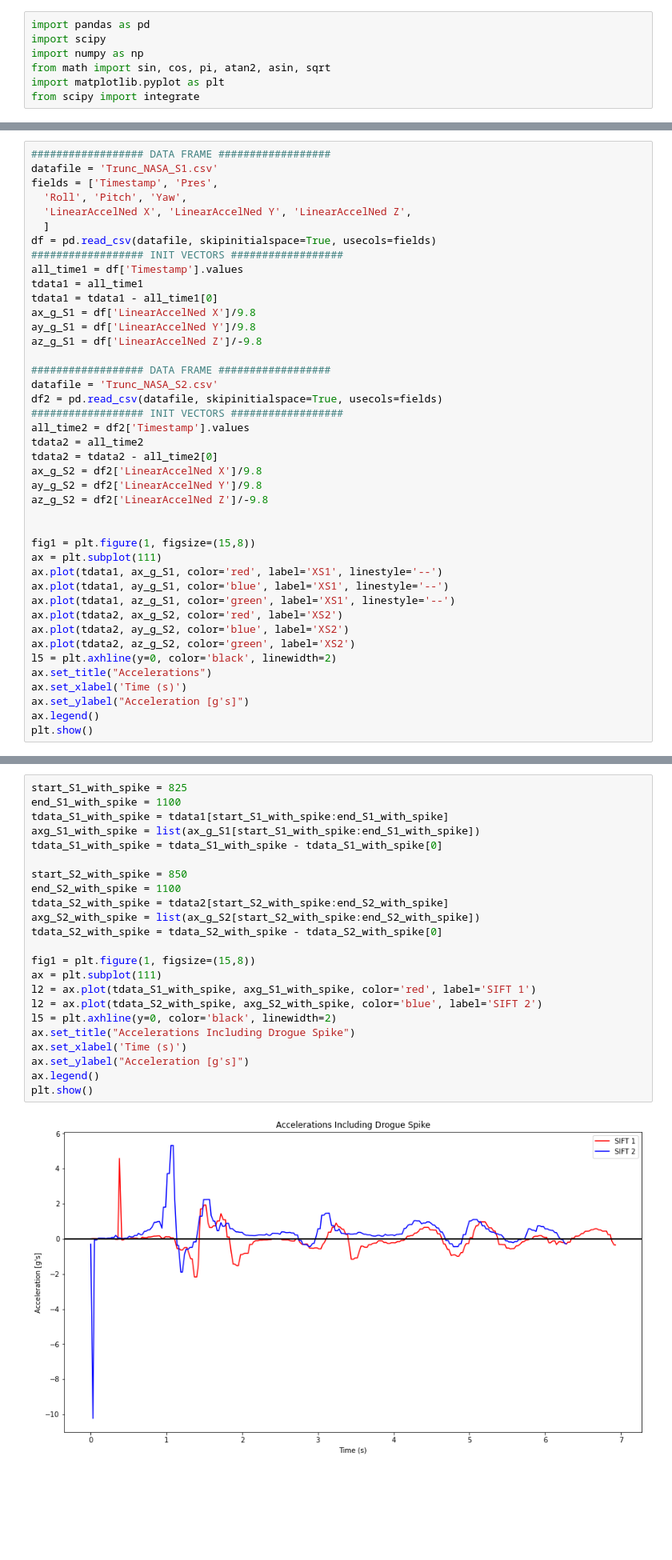
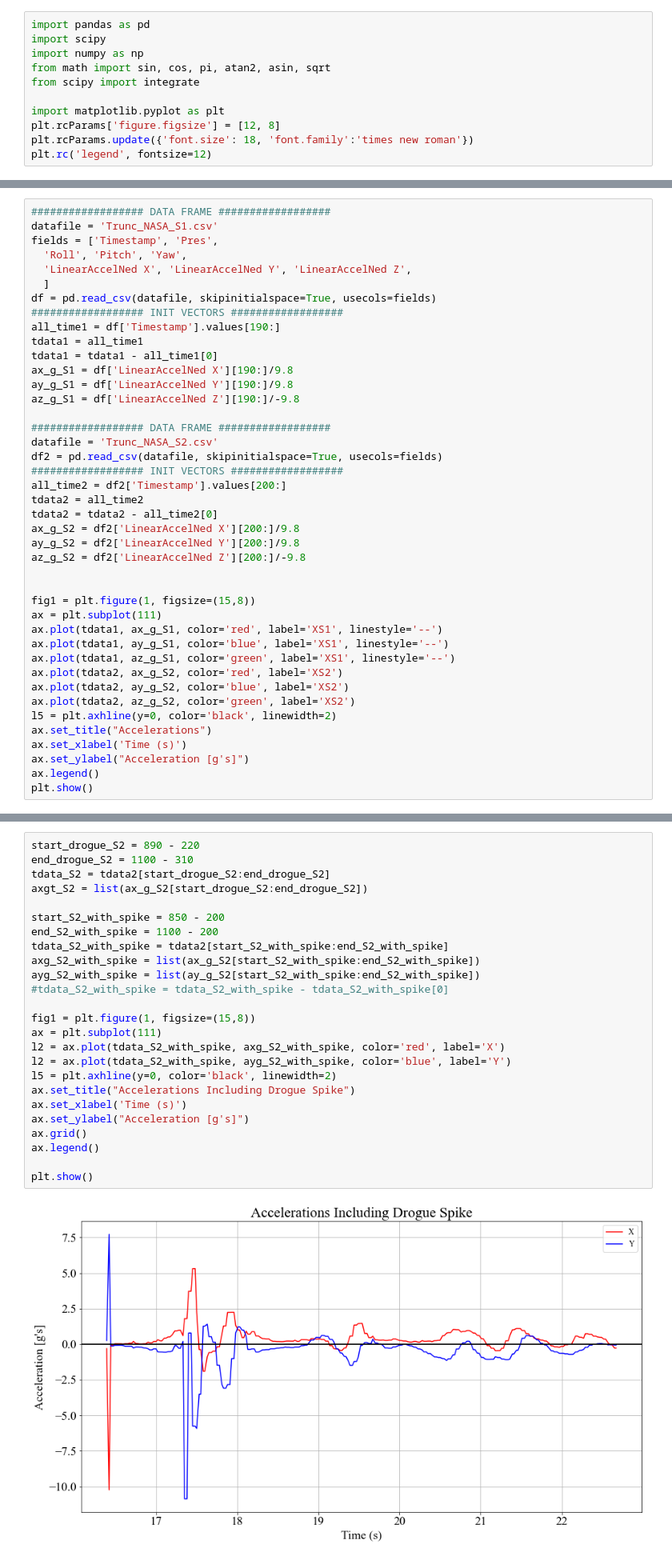
Before and after one commit to VADL-2022/IMU_VV, a Jupyter notebook: 05_NASA_SLI/Moving_Averages_USLI.ipynb, the cells around one changed output, grey strips where cells are left out. Shown at 80% size. Cells and saved outputs as stored; diff of their text form; blank space fills up the shorter version.

```diff
--- a/05_NASA_SLI/Moving_Averages_USLI.ipynb
+++ b/05_NASA_SLI/Moving_Averages_USLI.ipynb
@@ -3,8 +3,12 @@ import pandas as pd
 import scipy
 import numpy as np
 from math import sin, cos, pi, atan2, asin, sqrt
+from scipy import integrate
+
 import matplotlib.pyplot as plt
-from scipy import integrate
+plt.rcParams['figure.figsize'] = [12, 8]
+plt.rcParams.update({'font.size': 18, 'font.family':'times new roman'})
+plt.rc('legend', fontsize=12)
 # %%
 ################## CONSTANTS ##################
 # gravity
@@ -32,23 +36,23 @@ fields = ['Timestamp', 'Pres',
   ]
 df = pd.read_csv(datafile, skipinitialspace=True, usecols=fields)
 ################## INIT VECTORS ##################
-all_time1 = df['Timestamp'].values
+all_time1 = df['Timestamp'].values[190:]
 tdata1 = all_time1
 tdata1 = tdata1 - all_time1[0]
-ax_g_S1 = df['LinearAccelNed X']/9.8
-ay_g_S1 = df['LinearAccelNed Y']/9.8
-az_g_S1 = df['LinearAccelNed Z']/-9.8
+ax_g_S1 = df['LinearAccelNed X'][190:]/9.8
+ay_g_S1 = df['LinearAccelNed Y'][190:]/9.8
+az_g_S1 = df['LinearAccelNed Z'][190:]/-9.8
 
 ################## DATA FRAME ##################
 datafile = 'Trunc_NASA_S2.csv'
 df2 = pd.read_csv(datafile, skipinitialspace=True, usecols=fields)
 ################## INIT VECTORS ##################
-all_time2 = df2['Timestamp'].values
+all_time2 = df2['Timestamp'].values[200:]
 tdata2 = all_time2
 tdata2 = tdata2 - all_time2[0]
-ax_g_S2 = df2['LinearAccelNed X']/9.8
-ay_g_S2 = df2['LinearAccelNed Y']/9.8
-az_g_S2 = df2['LinearAccelNed Z']/-9.8
+ax_g_S2 = df2['LinearAccelNed X'][200:]/9.8
+ay_g_S2 = df2['LinearAccelNed Y'][200:]/9.8
+az_g_S2 = df2['LinearAccelNed Z'][200:]/-9.8
 
 
 fig1 = plt.figure(1, figsize=(15,8))
@@ -70,25 +74,27 @@ plt.show()
 # %%
-start_S1_with_spike = 825
-end_S1_with_spike = 1100
-tdata_S1_with_spike = tdata1[start_S1_with_spike:end_S1_with_spike]
-axg_S1_with_spike = list(ax_g_S1[start_S1_with_spike:end_S1_with_spike])
-tdata_S1_with_spike = tdata_S1_with_spike - tdata_S1_with_spike[0]
+start_drogue_S2 = 890 - 220
+end_drogue_S2 = 1100 - 310
+tdata_S2 = tdata2[start_drogue_S2:end_drogue_S2]
+axgt_S2 = list(ax_g_S2[start_drogue_S2:end_drogue_S2])
 
-start_S2_with_spike = 850
-end_S2_with_spike = 1100
+start_S2_with_spike = 850 - 200
+end_S2_with_spike = 1100 - 200
 tdata_S2_with_spike = tdata2[start_S2_with_spike:end_S2_with_spike]
 axg_S2_with_spike = list(ax_g_S2[start_S2_with_spike:end_S2_with_spike])
-tdata_S2_with_spike = tdata_S2_with_spike - tdata_S2_with_spike[0]
+ayg_S2_with_spike = list(ay_g_S2[start_S2_with_spike:end_S2_with_spike])
+#tdata_S2_with_spike = tdata_S2_with_spike - tdata_S2_with_spike[0]
 
 fig1 = plt.figure(1, figsize=(15,8))
 ax = plt.subplot(111)
-l2 = ax.plot(tdata_S1_with_spike, axg_S1_with_spike, color='red', label='SIFT 1')
-l2 = ax.plot(tdata_S2_with_spike, axg_S2_with_spike, color='blue', label='SIFT 2')
+l2 = ax.plot(tdata_S2_with_spike, axg_S2_with_spike, color='red', label='X')
+l2 = ax.plot(tdata_S2_with_spike, ayg_S2_with_spike, color='blue', label='Y')
 l5 = plt.axhline(y=0, color='black', linewidth=2)
 ax.set_title("Accelerations Including Drogue Spike")
 ax.set_xlabel('Time (s)')
 ax.set_ylabel("Acceleration [g's]")
+ax.grid()
 ax.legend()
+
 plt.show()
 # %% [output]
-[figure, old version]
+[figure, new version]
```
Also changed, not shown: parts of 17 cells of this notebook.
